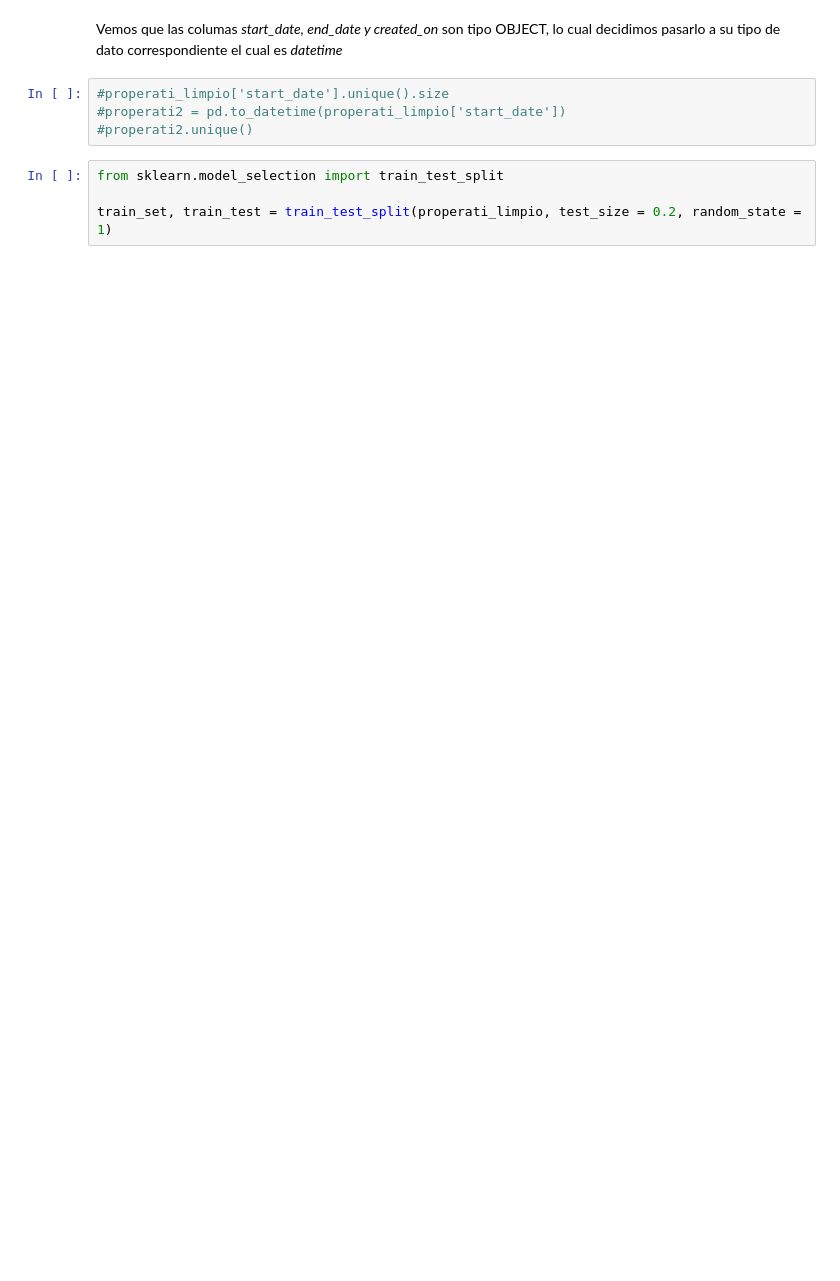
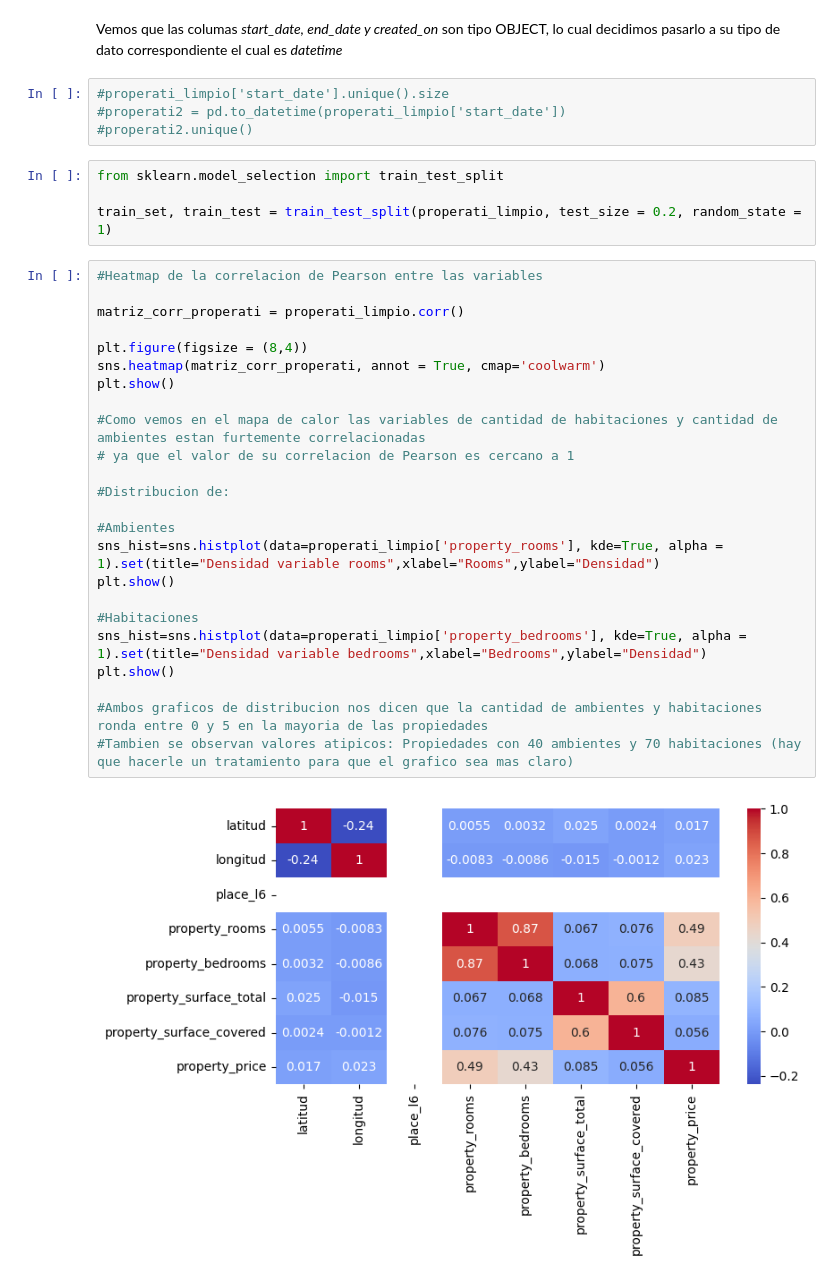
Before and after one commit to decouflet/7506R-2C2022-GRUPO15, a Jupyter notebook: TP1_orga_del_datos.ipynb, the cells around one changed output. Cells and saved outputs as stored; diff of their text form; blank space fills up the shorter version.

```diff
--- a/TP1_orga_del_datos.ipynb
+++ b/TP1_orga_del_datos.ipynb
@@ -162,3 +161,29 @@ Vemos que las columas *start_date, end_date y created_on* son tipo OBJECT, lo cu
 from sklearn.model_selection import train_test_split
 
 train_set, train_test = train_test_split(properati_limpio, test_size = 0.2, random_state = 1)
+# %%
+#Heatmap de la correlacion de Pearson entre las variables
+
+matriz_corr_properati = properati_limpio.corr()
+
+plt.figure(figsize = (8,4))
+sns.heatmap(matriz_corr_properati, annot = True, cmap='coolwarm')
+plt.show()
+
+#Como vemos en el mapa de calor las variables de cantidad de habitaciones y cantidad de ambientes estan furtemente correlacionadas
+# ya que el valor de su correlacion de Pearson es cercano a 1
+
+#Distribucion de:
+
+#Ambientes
+sns_hist=sns.histplot(data=properati_limpio['property_rooms'], kde=True, alpha = 1).set(title="Densidad variable rooms",xlabel="Rooms",ylabel="Densidad")
+plt.show()
+
+#Habitaciones
+sns_hist=sns.histplot(data=properati_limpio['property_bedrooms'], kde=True, alpha = 1).set(title="Densidad variable bedrooms",xlabel="Bedrooms",ylabel="Densidad")
+plt.show()
+
+#Ambos graficos de distribucion nos dicen que la cantidad de ambientes y habitaciones ronda entre 0 y 5 en la mayoria de las propiedades
+#Tambien se observan valores atipicos: Propiedades con 40 ambientes y 70 habitaciones (hay que hacerle un tratamiento para que el grafico sea mas claro)
+# %% [output]
+[figure, added]
```
Also changed, not shown: parts of 2 cells of this notebook.
